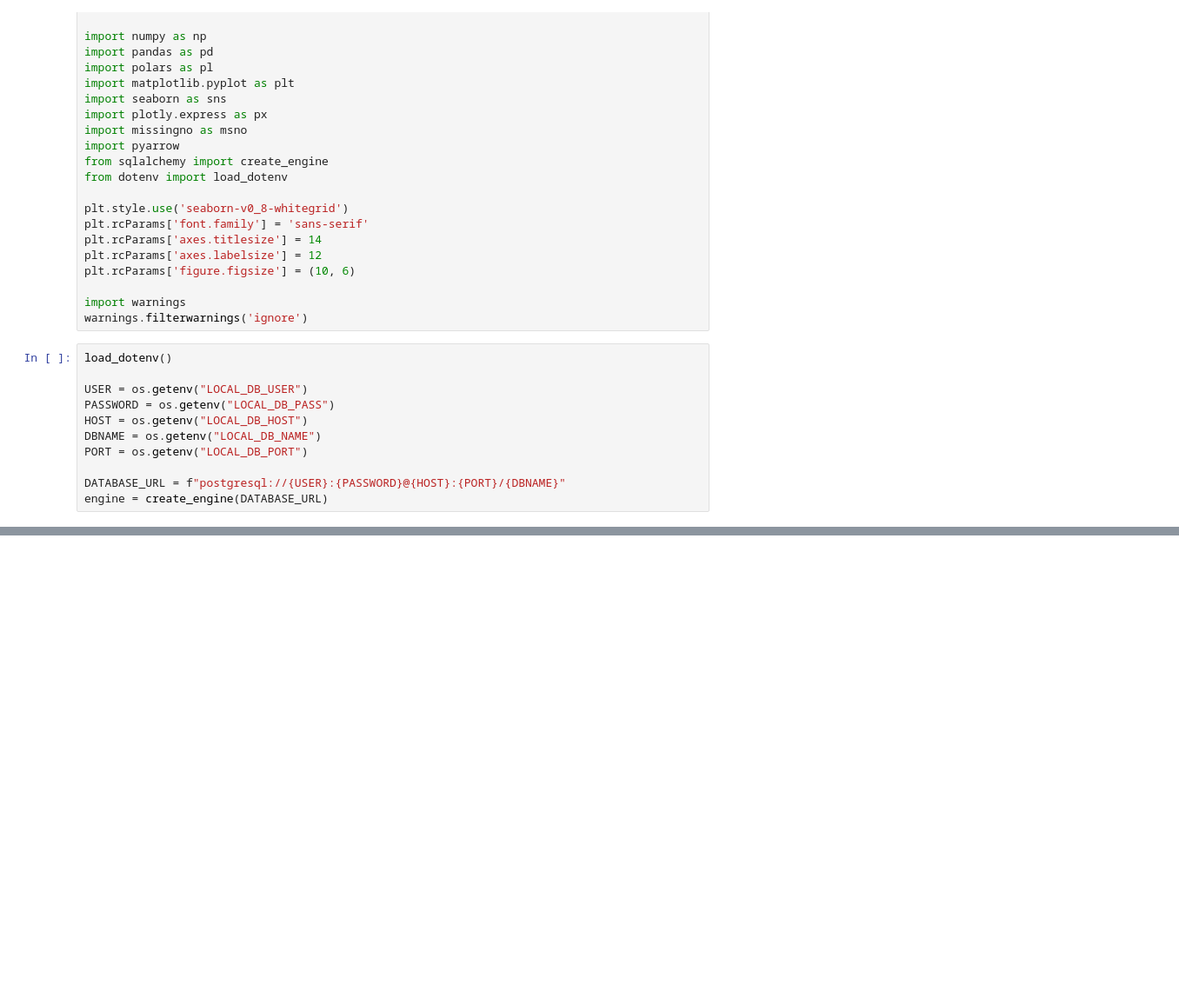
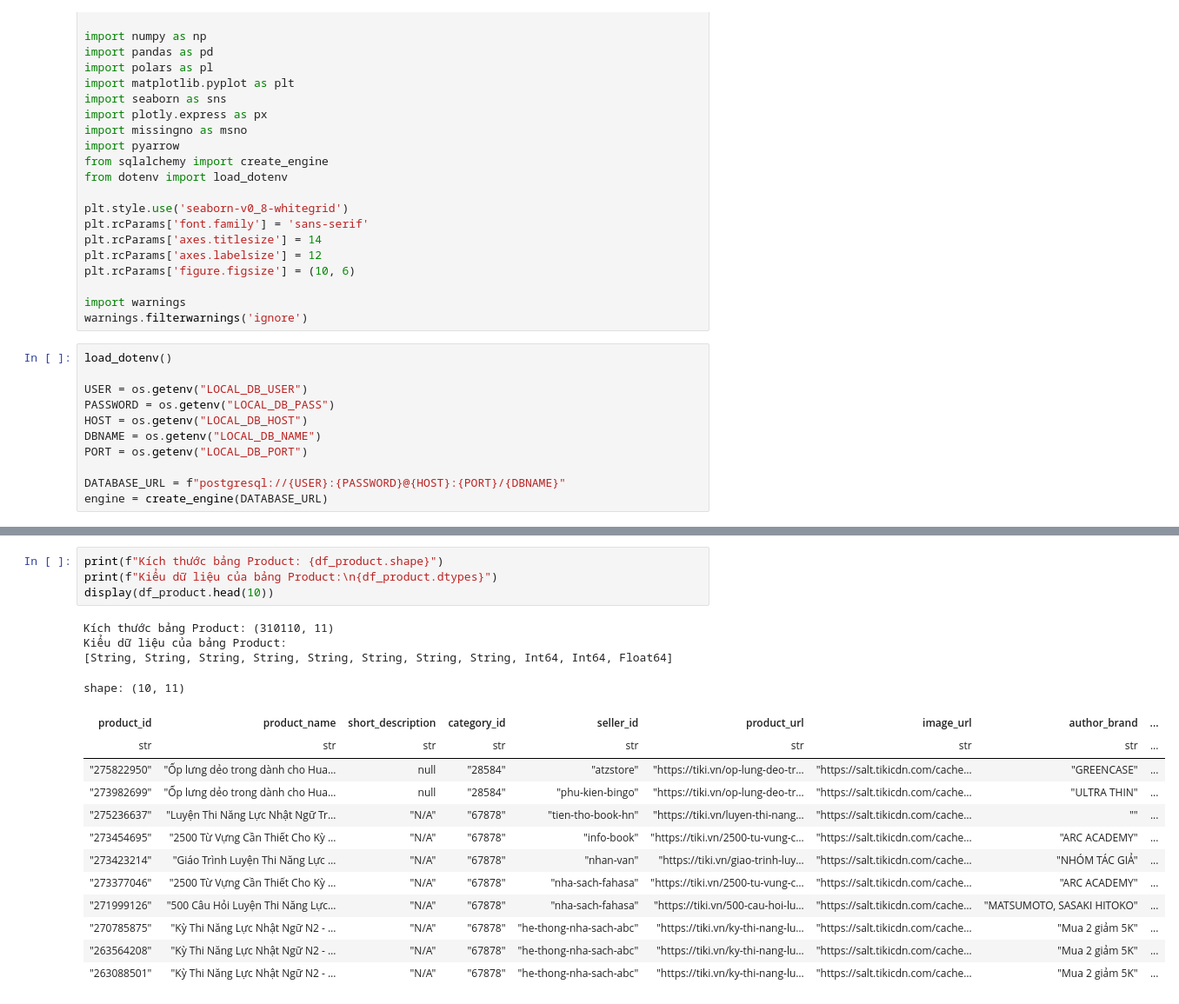
Before and after one commit to khoa26/ecommerce_analysis, a Jupyter notebook: notebooks/02_data_preprocessing.ipynb, the cells around one changed output, grey strips where cells are left out. Shown at 87% size. Drawn from its saved outputs; the diff is of its cells as text; blank space fills up the shorter version.

```diff
--- a/notebooks/02_data_preprocessing.ipynb
+++ b/notebooks/02_data_preprocessing.ipynb
@@ -129,0 +88,21 @@ AttributeError: 'DataFrame' object has no attribute 'group_by'
+# %%
+print(f"Kích thước bảng Product: {df_product.shape}")
+print(f"Kiểu dữ liệu của bảng Product:\n{df_product.dtypes}")
+display(df_product.head(10))
+# %% [output]
+Kích thước bảng Product: (310110, 11)
+Kiểu dữ liệu của bảng Product:
+[String, String, String, String, String, String, String, String, Int64, Int64, Float64]
+shape: (10, 11)
+| product_id | product_name | short_description | category_id | seller_id | product_url | image_url | author_brand | ... |
+| str | str | str | str | str | str | str | str | ... |
+| "275822950" | "Ốp lưng dẻo trong dành cho Hua… | null | "28584" | "atzstore" | "https://tiki.vn/op-lung-deo-tr… | "https://salt.tikicdn.com/cache… | "GREENCASE" | ... |
+| "273982699" | "Ốp lưng dẻo trong dành cho Hua… | null | "28584" | "phu-kien-bingo" | "https://tiki.vn/op-lung-deo-tr… | "https://salt.tikicdn.com/cache… | "ULTRA THIN" | ... |
+| "275236637" | "Luyện Thi Năng Lực Nhật Ngữ Tr… | "N/A" | "67878" | "tien-tho-book-hn" | "https://tiki.vn/luyen-thi-nang… | "https://salt.tikicdn.com/cache… | "" | ... |
+| "273454695" | "2500 Từ Vựng Cần Thiết Cho Kỳ … | "N/A" | "67878" | "info-book" | "https://tiki.vn/2500-tu-vung-c… | "https://salt.tikicdn.com/cache… | "ARC ACADEMY" | ... |
+| "273423214" | "Giáo Trình Luyện Thi Năng Lực … | "N/A" | "67878" | "nhan-van" | "https://tiki.vn/giao-trinh-luy… | "https://salt.tikicdn.com/cache… | "NHÓM TÁC GIẢ" | ... |
+| "273377046" | "2500 Từ Vựng Cần Thiết Cho Kỳ … | "N/A" | "67878" | "nha-sach-fahasa" | "https://tiki.vn/2500-tu-vung-c… | "https://salt.tikicdn.com/cache… | "ARC ACADEMY" | ... |
+| "271999126" | "500 Câu Hỏi Luyện Thi Năng Lực… | "N/A" | "67878" | "nha-sach-fahasa" | "https://tiki.vn/500-cau-hoi-lu… | "https://salt.tikicdn.com/cache… | "MATSUMOTO, SASAKI HITOKO" | ... |
+| "270785875" | "Kỳ Thi Năng Lực Nhật Ngữ N2 - … | "N/A" | "67878" | "he-thong-nha-sach-abc" | "https://tiki.vn/ky-thi-nang-lu… | "https://salt.tikicdn.com/cache… | "Mua 2 giảm 5K" | ... |
+| "263564208" | "Kỳ Thi Năng Lực Nhật Ngữ N2 - … | "N/A" | "67878" | "he-thong-nha-sach-abc" | "https://tiki.vn/ky-thi-nang-lu… | "https://salt.tikicdn.com/cache… | "Mua 2 giảm 5K" | ... |
+| "263088501" | "Kỳ Thi Năng Lực Nhật Ngữ N2 - … | "N/A" | "67878" | "he-thong-nha-sach-abc" | "https://tiki.vn/ky-thi-nang-lu… | "https://salt.tikicdn.com/cache… | "Mua 2 giảm 5K" | ... |
```
Also changed, not shown: parts of 13 cells of this notebook, 1 other file.
